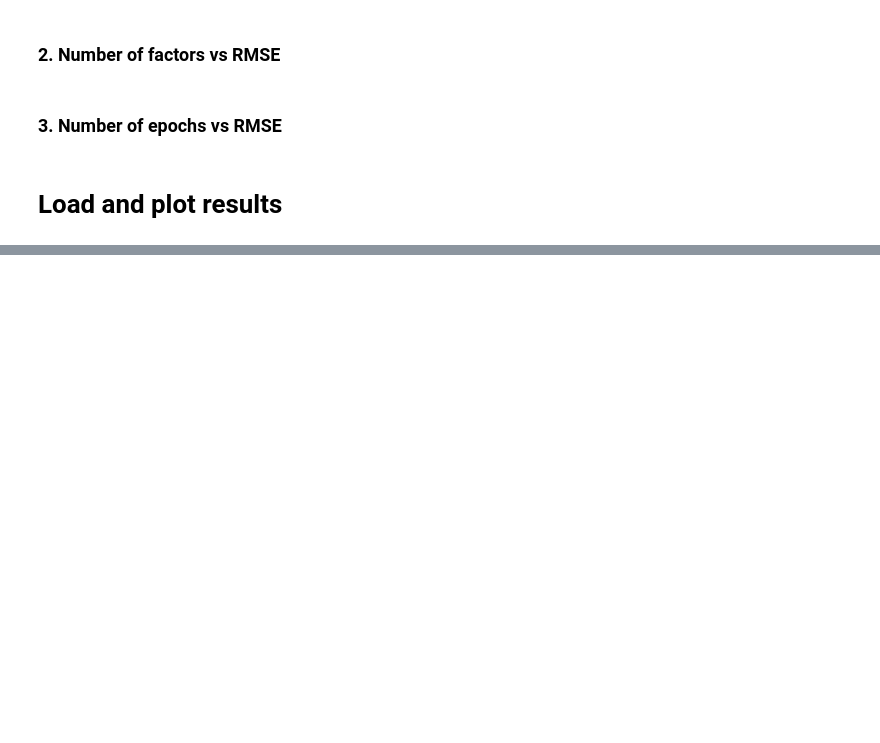
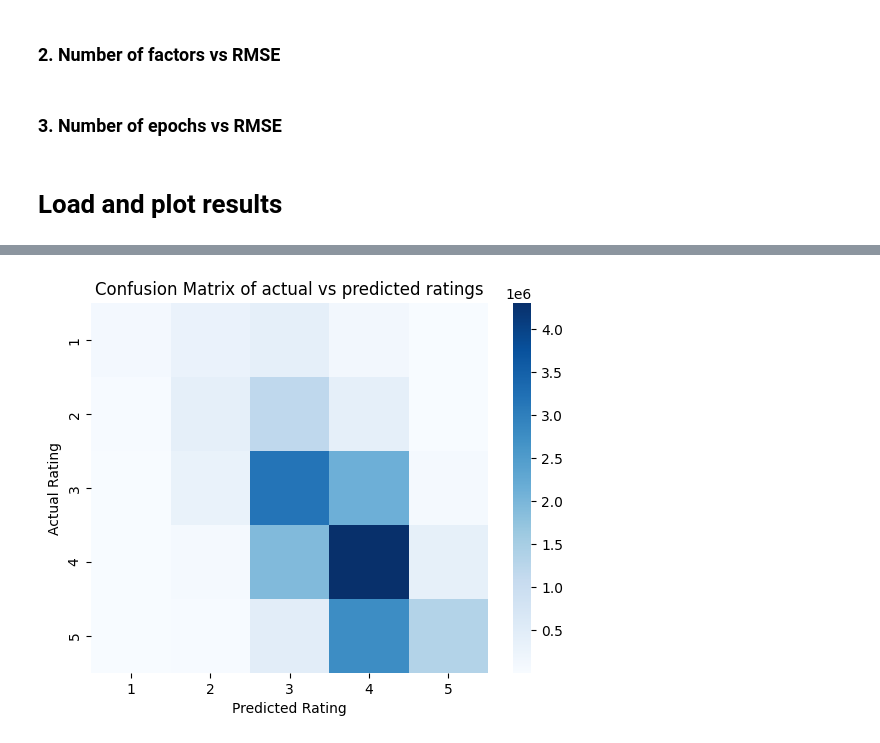
Before and after one commit to minhtuan27/master-thesis, a Jupyter notebook: Experiment/netflix_df.ipynb, the cells around one changed output, grey strips where cells are left out. Saved outputs shown, nothing was run; the diff lists cells and outputs as text; code cells hidden in the pictures; blank space fills up the shorter version.

Commit message:
Finalize rating-based experimentation

```diff
--- a/Experiment/netflix_df.ipynb
+++ b/Experiment/netflix_df.ipynb
@@ -413,10 +414,13 @@ crosstab_df = pd.read_csv('Results/Netflix/DF/confusion_matrix.csv', index_col=0
 crosstab = crosstab_df.to_numpy()
 # %%
 # Plot the confusion matrix
+rating_index = [1, 2, 3, 4, 5]
 sns.heatmap(crosstab, annot=False, fmt="d", cmap='Blues', cbar=True)
-plt.xticks(np.arange(0.5, 0.5 + len(rating_counts.index)), rating_counts.index.astype(str))
-plt.yticks(np.arange(0.5, 0.5 + len(rating_counts.index)), rating_counts.index.astype(str))
+plt.xticks(np.arange(0.5, 0.5 + len(rating_index)), rating_index)
+plt.yticks(np.arange(0.5, 0.5 + len(rating_index)), rating_index)
 plt.ylabel('Actual Rating')
 plt.xlabel('Predicted Rating')
 plt.title('Confusion Matrix of actual vs predicted ratings')
 plt.show()
+# %% [output]
+[figure, added]
```
Also changed, not shown: parts of 8 cells of this notebook, 22 other files.
